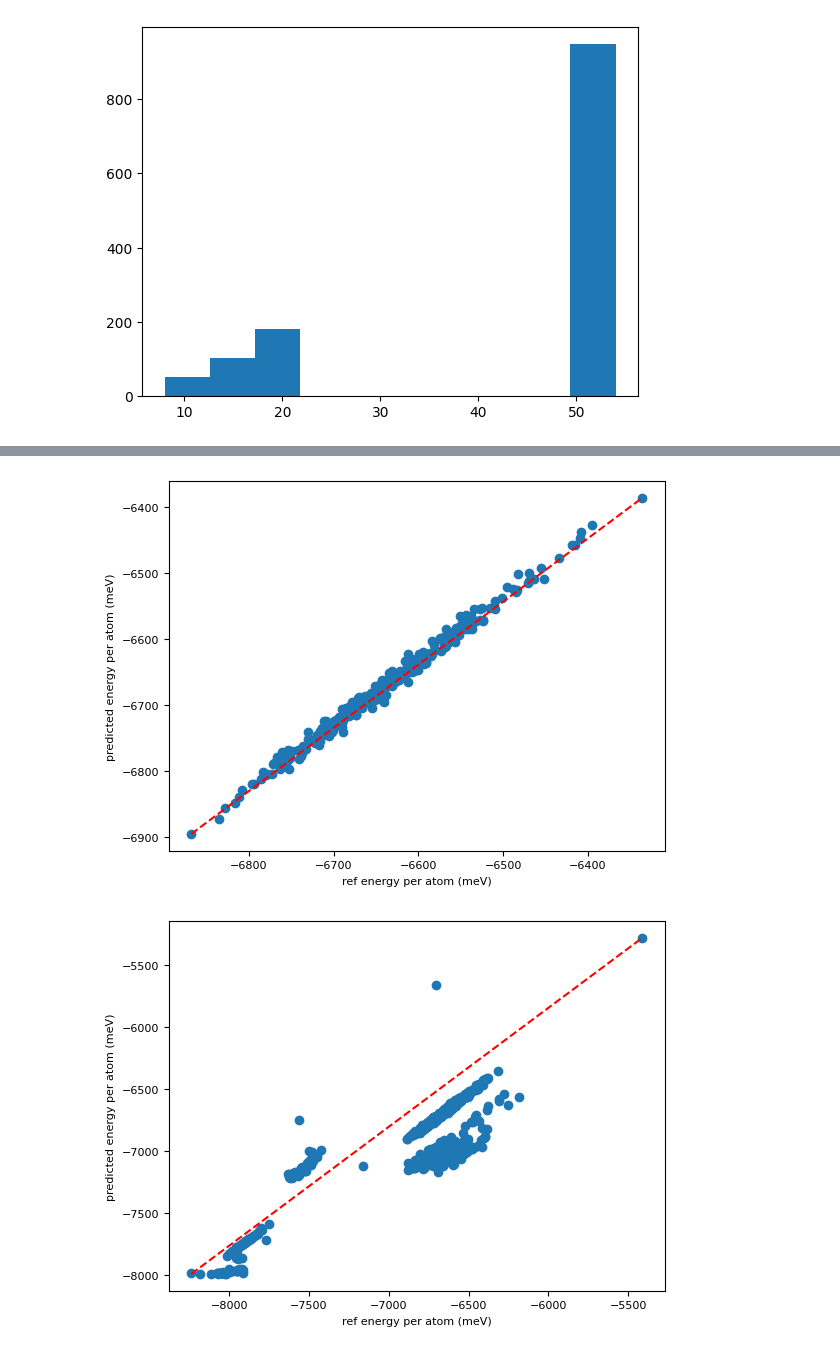
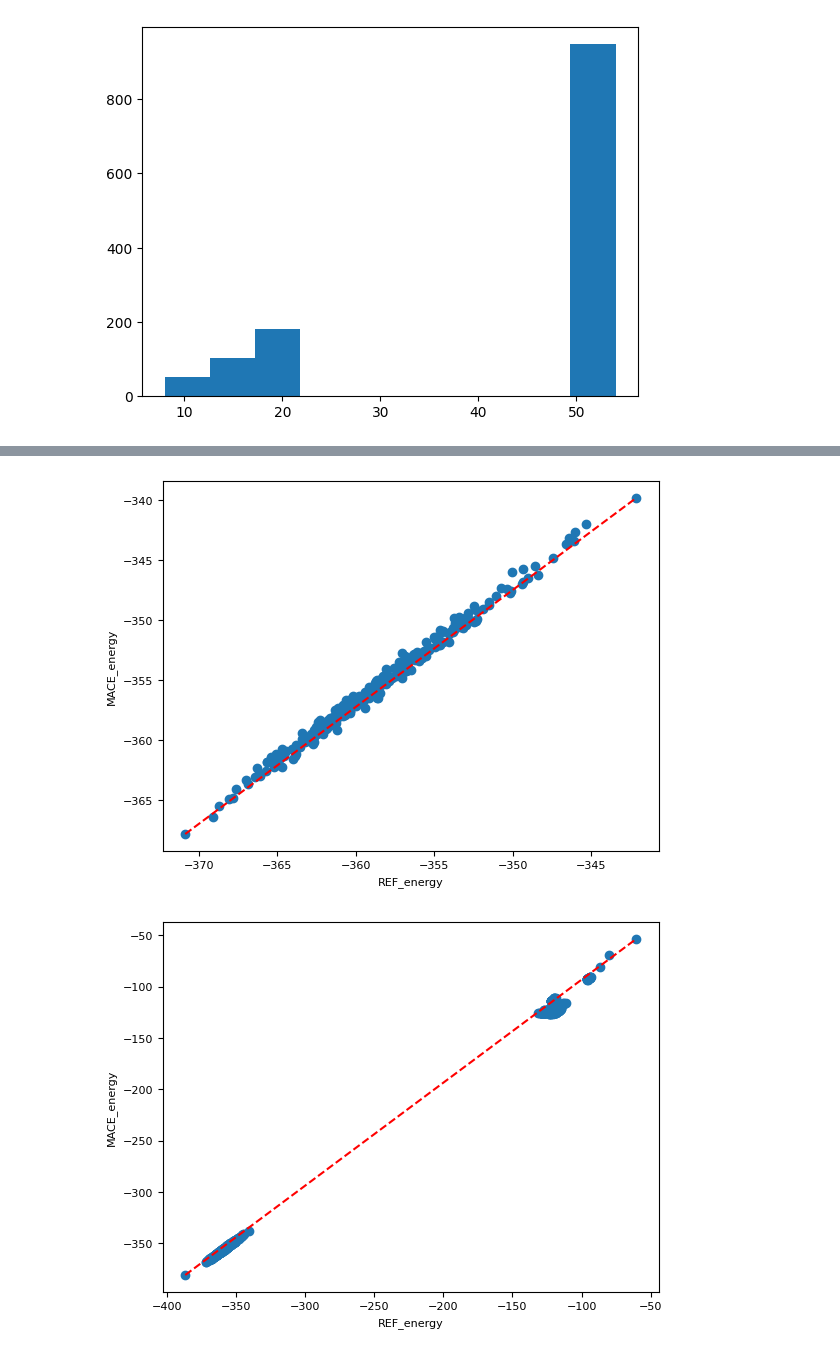
Before and after one commit to ShannonNCM/research_files, a Jupyter notebook: new_model/model_03/training_notebook.ipynb, the cells around one changed output, grey strips where cells are left out. Cells and saved outputs as stored; diff of their text form; code cells hidden in the pictures.

```diff
--- a/new_model/model_03/training_notebook.ipynb
+++ b/new_model/model_03/training_notebook.ipynb
@@ -53,8 +67,8 @@ write('test_01.xyz', db[1031:])
 #setting the model name based on model number and epochs
 device = 'cpu'
 model_id = 'scaleshift_lr0.001'
-num_epoch = 40 #number of epochs used for training
-batch_size = 25 #batch size for training
+num_epoch = 30 #number of epochs used for training
+batch_size = 10 #batch size for training
 ''' model_name:
     generates the name of the model based on the number of epochs and the model number using the 'model_num' variable '''
 model_name = f'model_{model_id}_{num_epoch}epochs_{batch_size}batch'
@@ -187,8 +201,8 @@ train_df1 = train_df[['n_atoms', 'REF_energy', 'MACE_energy', 'REF_e/atom_meV',
 #train_df1
 #test_df1
 # %%
-f.plot_energy_comparison(test_df, 'REF_e/atom_meV', 'MACE_e/atom_meV')
-f.plot_energy_comparison(train_df, 'REF_e/atom_meV', 'MACE_e/atom_meV')
+f.plot_energy_comparison(test_df, 'REF_energy', 'MACE_energy')
+f.plot_energy_comparison(train_df, 'REF_energy', 'MACE_energy')
 # %% [output]
-[figure, old version]
+[figure, new version]
-[figure, old version]
+[figure, new version]
```
Also changed, not shown: parts of 9 cells of this notebook, 33 other files.
